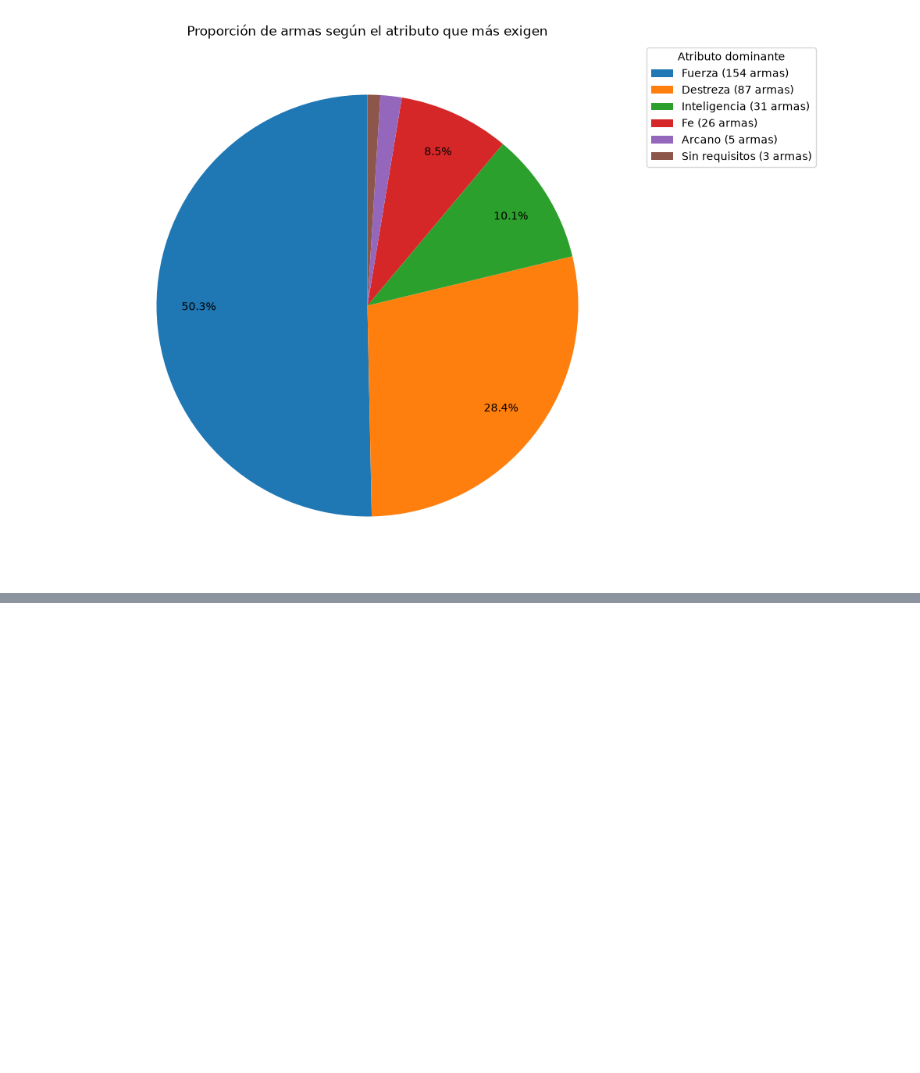
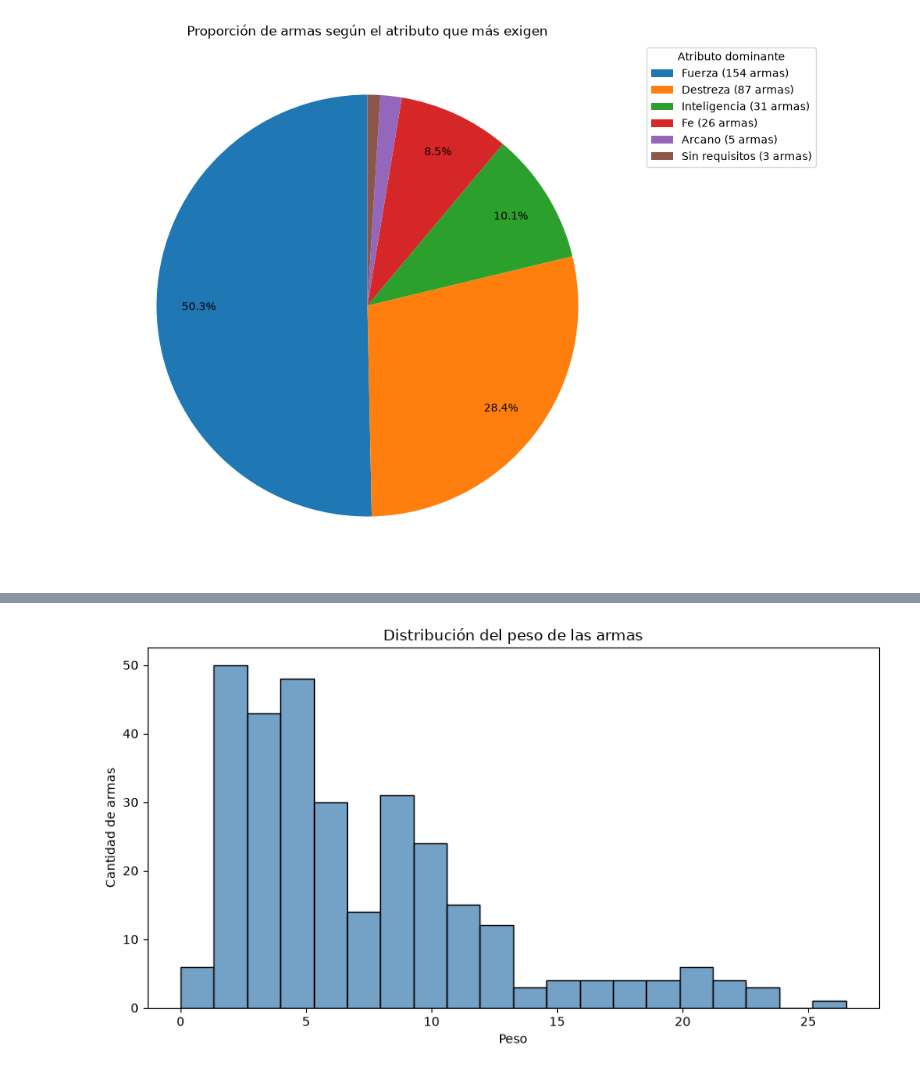
Before and after one commit to Juandiegogomezz/taller3-elden-ring, a Jupyter notebook: analisis_armas.ipynb, the cells around one changed output, grey strips where cells are left out. Cells and saved outputs as stored; diff of their text form; code cells hidden in the pictures; blank space fills up the shorter version.

```diff
--- a/analisis_armas.ipynb
+++ b/analisis_armas.ipynb
@@ -253,2 +304,12 @@ plt.show()
+# %%
+plt.figure(figsize=(9, 5))
+sns.histplot(df["peso"].dropna(), bins=20, color="steelblue")
+plt.title("Distribución del peso de las armas")
+plt.xlabel("Peso")
+plt.ylabel("Cantidad de armas")
+plt.tight_layout()
+plt.show()
+# %% [output]
+[figure, added]
 # %% [markdown]
 ## 8. Conclusiones
```
Also changed, not shown: parts of 4 cells of this notebook.
